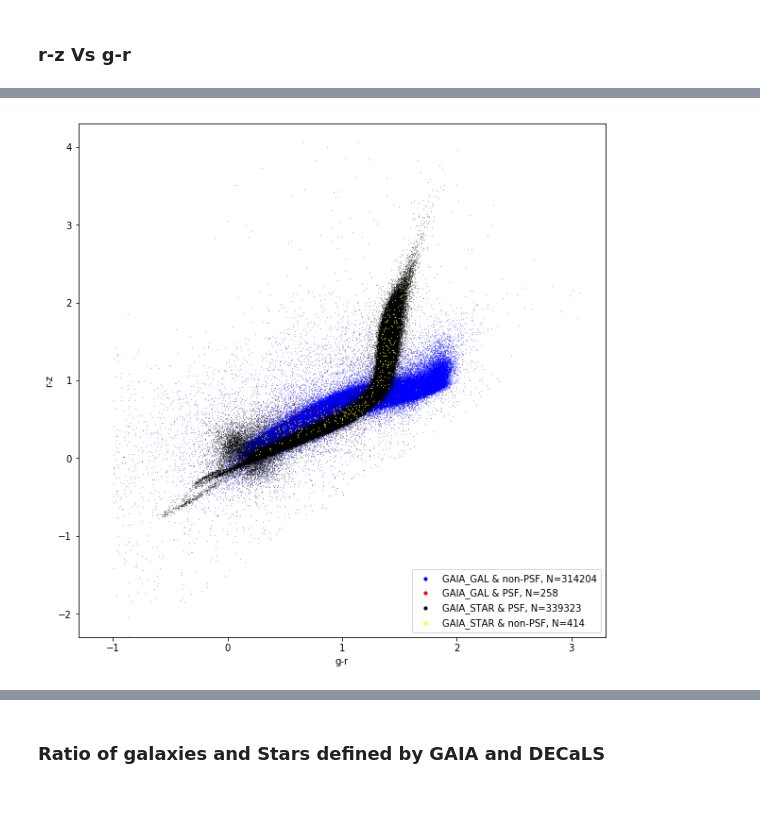
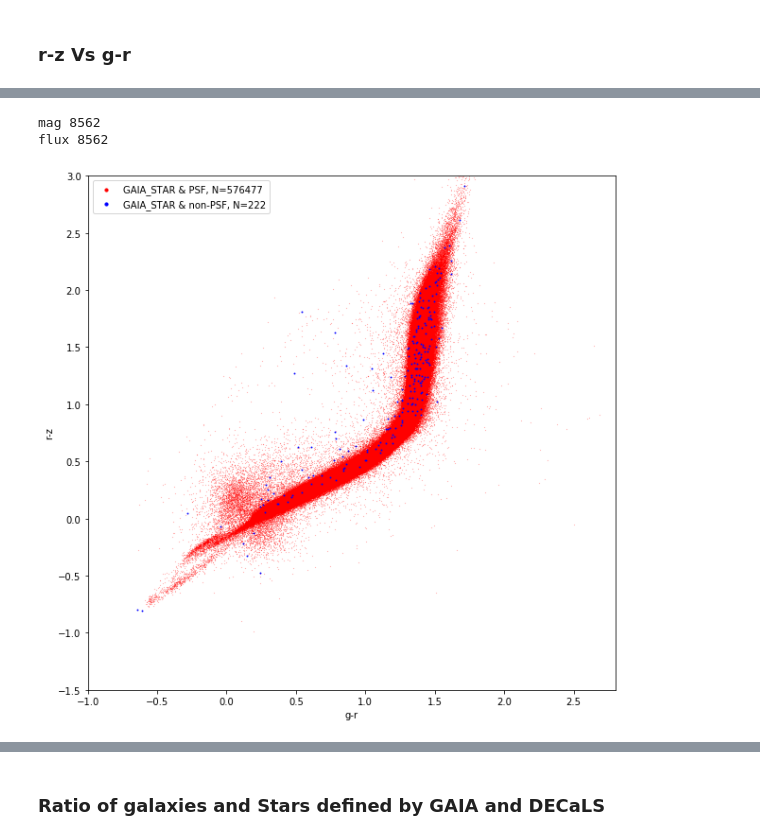
Before and after one commit to qmxp55/DESI-match, a Jupyter notebook: star_galaxy_separation.ipynb, the cells around one changed output, grey strips where cells are left out. Cells and saved outputs as stored; diff of their text form; code cells hidden in the pictures; blank space fills up the shorter version.

```diff
--- a/star_galaxy_separation.ipynb
+++ b/star_galaxy_separation.ipynb
@@ -106,8 +737,11 @@ Lenght DR7 sample after cuts 654199
 ### G-r Vs g-z
 # %%
 #G-r vs g-z
-del gmag, rmag, zmag, w1mag, Gmag
-gmag, rmag, zmag, w1mag, Gmag = get_mag_decals(cat)
+#del gmag, rmag, zmag, w1mag, Gmag
+gmag, rmag, zmag, w1mag, Gmag, rr = get_mag_decals(cat)
+
+Grr = Gmag - rr  #rr is without extinction correction
+Gr = Gmag - rmag
 
 star = cat['TYPE'] == b'PSF '
 galaxy = cat['TYPE'] != b'PSF '
@@ -115,10 +749,18 @@ maskt = Gmag != 0
 print('All matchs with GAIA in the sample:',len(cat[maskt]))
 
 plt.figure(figsize=(10, 10))
-plt.scatter(gmag[(star) & (maskt)] - zmag[(star) & (maskt)], Gmag[(star) & (maskt)] - rmag[(star) & (maskt)], s=0.01, color='red', label = r'PSF, N=%g' %(len(gmag[(star) & (maskt)])))
-plt.scatter(gmag[(galaxy) & (maskt)] - zmag[(galaxy) & (maskt)], Gmag[(galaxy) & (maskt)] - rmag[(galaxy) & (maskt)], s=0.01, color='blue', label = r'Non-PSF, N=%g' %(len(gmag[(galaxy) & (maskt)])))
+
+#plt.scatter(gmag[(star) & (maskt)] - zmag[(star) & (maskt)], Gmag[(star) & (maskt)] - rmag[(star) & (maskt)], s=0.01, color='red', label = r'PSF, N=%g' %(len(gmag[(star) & (maskt)])))
+
+plt.scatter(gmag[(star) & (maskt)] - zmag[(star) & (maskt)], Gmag[(star) & (maskt)] - rr[(star) & (maskt)], s=0.01, color='red', label = r'PSF, N=%g' %(len(gmag[(star) & (maskt)])))
+
+#plt.scatter(gmag[(galaxy) & (maskt)] - zmag[(galaxy) & (maskt)], Gmag[(galaxy) & (maskt)] - rmag[(galaxy) & (maskt)], s=0.01, color='blue', label = r'Non-PSF, N=%g' %(len(gmag[(galaxy) & (maskt)])))
+
+plt.scatter(gmag[(galaxy) & (maskt)] - zmag[(galaxy) & (maskt)], Gmag[(galaxy) & (maskt)] - rr[(galaxy) & (maskt)], s=0.01, color='blue', label = r'Non-PSF, N=%g' %(len(gmag[(galaxy) & (maskt)])))
+plt.axhline(0.6)
+
 plt.xlabel(r'g-z')
-plt.ylabel(r'G-r')
+plt.ylabel(r'G-rr')
 plt.title(r'G != 0')
 plt.grid()
 lgnd = plt.legend(fontsize=10)
@@ -236,41 +891,52 @@ concatenate cat: 314462
+# %%
+rflux = GAIA_STAR['FLUX_R'] / GAIA_STAR['MW_TRANSMISSION_R']
+gflux = GAIA_STAR['FLUX_G'] / GAIA_STAR['MW_TRANSMISSION_G']
+zflux = GAIA_STAR['FLUX_Z'] / GAIA_STAR['MW_TRANSMISSION_Z']
+w1flux = GAIA_STAR['FLUX_W1'] / GAIA_STAR['MW_TRANSMISSION_W1']
+
+print('mag',len(GAIA_STAR[z - w1 - (g - r) > -0.5]))
+print('flux',len(GAIA_STAR[w1flux*gflux > (zflux*rflux)*10**(-0.2)]))
+# %% [output]
+mag 8562
+flux 8562
 # %%
-#r-z vs g-r
+# r-z vs g-r
 #Grr = Gmag - rmag
-GAIA_GAL = np.concatenate((cat[Grr > 0.9], cat[Gmag == 0]))
-GAIA_STAR = cat[(Grr  <  0.9) & (Gmag != 0)]
+GAIA_GAL = np.concatenate((cat[Grr > 0.6], cat[Gmag == 0]))
+GAIA_STAR = cat[(Grr  <  0.6) & (Gmag != 0)]
 
-g1, r1, z1, w11, G1 = get_mag_decals(GAIA_GAL)
-g2, r2, z2, w12, G2 = get_mag_decals(GAIA_STAR)
+g1, r1, z1, w11, G1, rr1 = get_mag_decals(GAIA_GAL)
+g2, r2, z2, w12, G2, rr2 = get_mag_decals(GAIA_STAR)
 
 #GAIA GALAXIES
 gr_GAL_psf = g1[GAIA_GAL['TYPE'] == b'PSF '] - r1[GAIA_GAL['TYPE'] == b'PSF ']
 rz_GAL_psf = r1[GAIA_GAL['TYPE'] == b'PSF '] - z1[GAIA_GAL['TYPE'] == b'PSF ']
 gr_GAL_nopsf = g1[GAIA_GAL['TYPE'] != b'PSF '] - r1[GAIA_GAL['TYPE'] != b'PSF ']
 rz_GAL_nopsf = r1[GAIA_GAL['TYPE'] != b'PSF '] - z1[GAIA_GAL['TYPE'] != b'PSF ']
 
 #GAIA STARS
 gr_STAR_psf = g2[GAIA_STAR['TYPE'] == b'PSF '] - r2[GAIA_STAR['TYPE'] == b'PSF ']
 rz_STAR_psf = r2[GAIA_STAR['TYPE'] == b'PSF '] - z2[GAIA_STAR['TYPE'] == b'PSF ']
 gr_STAR_nopsf = g2[GAIA_STAR['TYPE'] != b'PSF '] - r2[GAIA_STAR['TYPE'] != b'PSF ']
 rz_STAR_nopsf = r2[GAIA_STAR['TYPE'] != b'PSF '] - z2[GAIA_STAR['TYPE'] != b'PSF ']
 
 plt.figure(figsize=(10, 10))
 
-plt.scatter(gr_GAL_nopsf, rz_GAL_nopsf, s=0.01, color='blue', label = r'GAIA_GAL & non-PSF, N=%g' %(len(gr_GAL_nopsf)))
-plt.scatter(gr_GAL_psf, rz_GAL_psf, s=0.08, color='red', label = r'GAIA_GAL & PSF, N=%g' %(len(gr_GAL_psf)))
+#plt.scatter(gr_GAL_nopsf, rz_GAL_nopsf, s=0.01, color='blue', label = r'GAIA_GAL & non-PSF, N=%g' %(len(gr_GAL_nopsf)))
+#plt.scatter(gr_GAL_psf, rz_GAL_psf, s=0.08, color='red', label = r'GAIA_GAL & PSF, N=%g' %(len(gr_GAL_psf)))
 
-plt.scatter(gr_STAR_psf, rz_STAR_psf, s=0.01, color='black', label = r'GAIA_STAR & PSF, N=%g' %(len(gr_STAR_psf)))
-plt.scatter(gr_STAR_nopsf, rz_STAR_nopsf, s=0.08, color='yellow', label = r'GAIA_STAR & non-PSF, N=%g' %(len(gr_STAR_nopsf)))
+plt.scatter(gr_STAR_psf, rz_STAR_psf, s=0.01, color='red', label = r'GAIA_STAR & PSF, N=%g' %(len(gr_STAR_psf)))
+plt.scatter(gr_STAR_nopsf, rz_STAR_nopsf, s=0.8, color='blue', label = r'GAIA_STAR & non-PSF, N=%g' %(len(gr_STAR_nopsf)))
 
 plt.xlabel(r'g-r')
 plt.ylabel(r'r-z')
 #plt.title(r'')
 #plt.grid()
-plt.xlim(-1.3, 3.3)
-plt.ylim(-2.3, 4.3)
+plt.xlim(-1, 2.8)
+plt.ylim(-1.5, 3)
 lgnd = plt.legend()
 for handle in lgnd.legendHandles:
     handle.set_sizes([10.0])
 plt.show()
 # %% [output]
-[figure, old version]
+[figure, new version]
```
Also changed, not shown: parts of 68 cells of this notebook, 4 other files.
